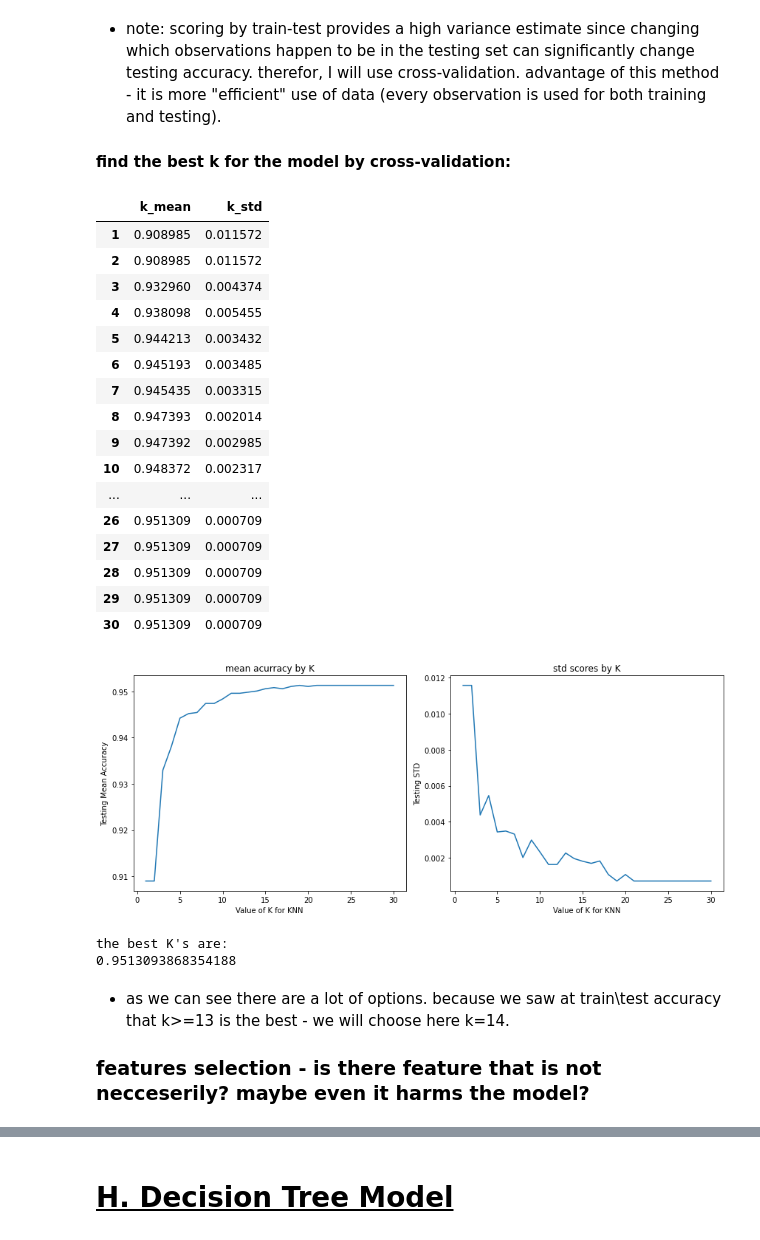
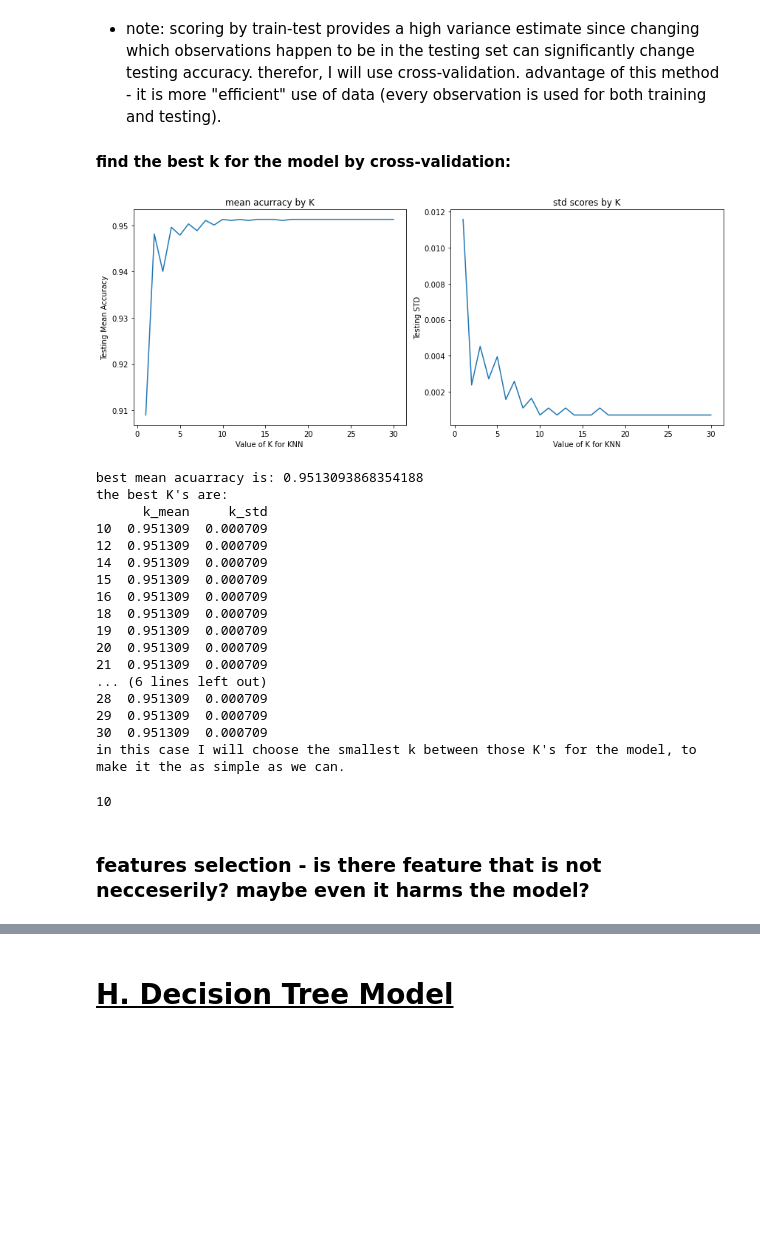
Before and after one commit to idankam/DataScienceCourseProject, a Jupyter notebook: Classification Notebook.ipynb, the cells around one changed output, grey strips where cells are left out. Cells and saved outputs as stored; diff of their text form; code cells hidden in the pictures; blank space fills up the shorter version.

Commit message:
dummy model, ideal model, correct order and explanations

```diff
--- a/Classification Notebook.ipynb
+++ b/Classification Notebook.ipynb
@@ -739,9 +797,9 @@ X_test_scaled[['age', 'avg_glucose_level', 'bmi']] = scaler.transform(X_test_sca
 # %%
 # try K=1 through K=30 and plot testing accuracy
-k_range = list(range(1, 70))
+k_range = list(range(1, 31))
 scores = []
 for k in k_range:
-    knn = KNeighborsClassifier(n_neighbors=k, weights='distance') #edited weight
+    knn = KNeighborsClassifier(n_neighbors=k)
     knn.fit(X_train_scaled, y_train)
     y_pred = knn.predict(X_test_scaled)
     scores.append(metrics.accuracy_score(y_test, y_pred))
@@ -767,64 +825,61 @@ k_range = list(range(1, 31))
 k_mean_scores = []
 k_std_scores = []
 for k in k_range:
-    knn = KNeighborsClassifier(n_neighbors=k, weights='distance') #edited weight
+    knn = KNeighborsClassifier(n_neighbors=k)
     scores = cross_val_score(knn, X_train_scaled, y_train, cv=10, scoring='accuracy')
     k_mean_scores.append(scores.mean())
     k_std_scores.append(scores.std())
 
 d = {'k_mean': k_mean_scores, 'k_std': k_std_scores}
 Ks = pd.DataFrame(data = d, index=k_range)
-Ks
-# %% [output]
-|  | k_mean | k_std |
-| 1 | 0.908985 | 0.011572 |
-| 2 | 0.908985 | 0.011572 |
-| 3 | 0.932960 | 0.004374 |
-| 4 | 0.938098 | 0.005455 |
-| 5 | 0.944213 | 0.003432 |
-| 6 | 0.945193 | 0.003485 |
-| 7 | 0.945435 | 0.003315 |
-| 8 | 0.947393 | 0.002014 |
-| 9 | 0.947392 | 0.002985 |
-| 10 | 0.948372 | 0.002317 |
-| ... | ... | ... |
-| 26 | 0.951309 | 0.000709 |
-| 27 | 0.951309 | 0.000709 |
-| 28 | 0.951309 | 0.000709 |
-| 29 | 0.951309 | 0.000709 |
-| 30 | 0.951309 | 0.000709 |
 # %%
 fig, ax = plt.subplots(1,2, figsize = (12,5))
 ((ax1, ax2)) = ax
 
 ax1.plot(k_range, k_mean_scores)
 ax1.set_title('mean acurracy by K')
 ax1.set_xlabel('Value of K for KNN')
 ax1.set_ylabel('Testing Mean Accuracy')
-
 
 ax2.plot(k_range, k_std_scores)
 ax2.set_title('std scores by K')
 ax2.set_xlabel('Value of K for KNN')
 ax2.set_ylabel('Testing STD')
 
 plt.tight_layout()
 plt.show()
 
 max_score = max(k_mean_scores)
 min_std = min(k_std_scores)
 best_Ks = Ks[(Ks['k_mean']==max_score) & (Ks['k_std']==min_std)]
+print("best mean acuarracy is: " +str(max_score))
 print("the best K's are:")
-best_Ks
-
-print(max_score)
+print(best_Ks)
+print("in this case I will choose the smallest k between those K's for the model, to make it the as simple as we can.")
 # %% [output]
-[figure, old version]
+[figure, new version]
+best mean acuarracy is: 0.9513093868354188
 the best K's are:
-0.9513093868354188
+      k_mean     k_std
+10  0.951309  0.000709
+12  0.951309  0.000709
+14  0.951309  0.000709
+15  0.951309  0.000709
+16  0.951309  0.000709
+18  0.951309  0.000709
+19  0.951309  0.000709
+20  0.951309  0.000709
+21  0.951309  0.000709
+... (6 lines left out)
+28  0.951309  0.000709
+29  0.951309  0.000709
+30  0.951309  0.000709
+in this case I will choose the smallest k between those K's for the model, to make it the as simple as we can.
+# %%
+min(best_Ks['k_mean'].index)
+# %% [output]
+10
 # %% [markdown]
-- as we can see there are a lot of options. because we saw at train\test accuracy that k>=13 is the best - we will choose here k=14.
-
 ### features selection - is there feature that is not necceserily? maybe even it harms the model?
 # %%
 k_range = list(range(1, 31))
```
Also changed, not shown: parts of 43 cells of this notebook.
